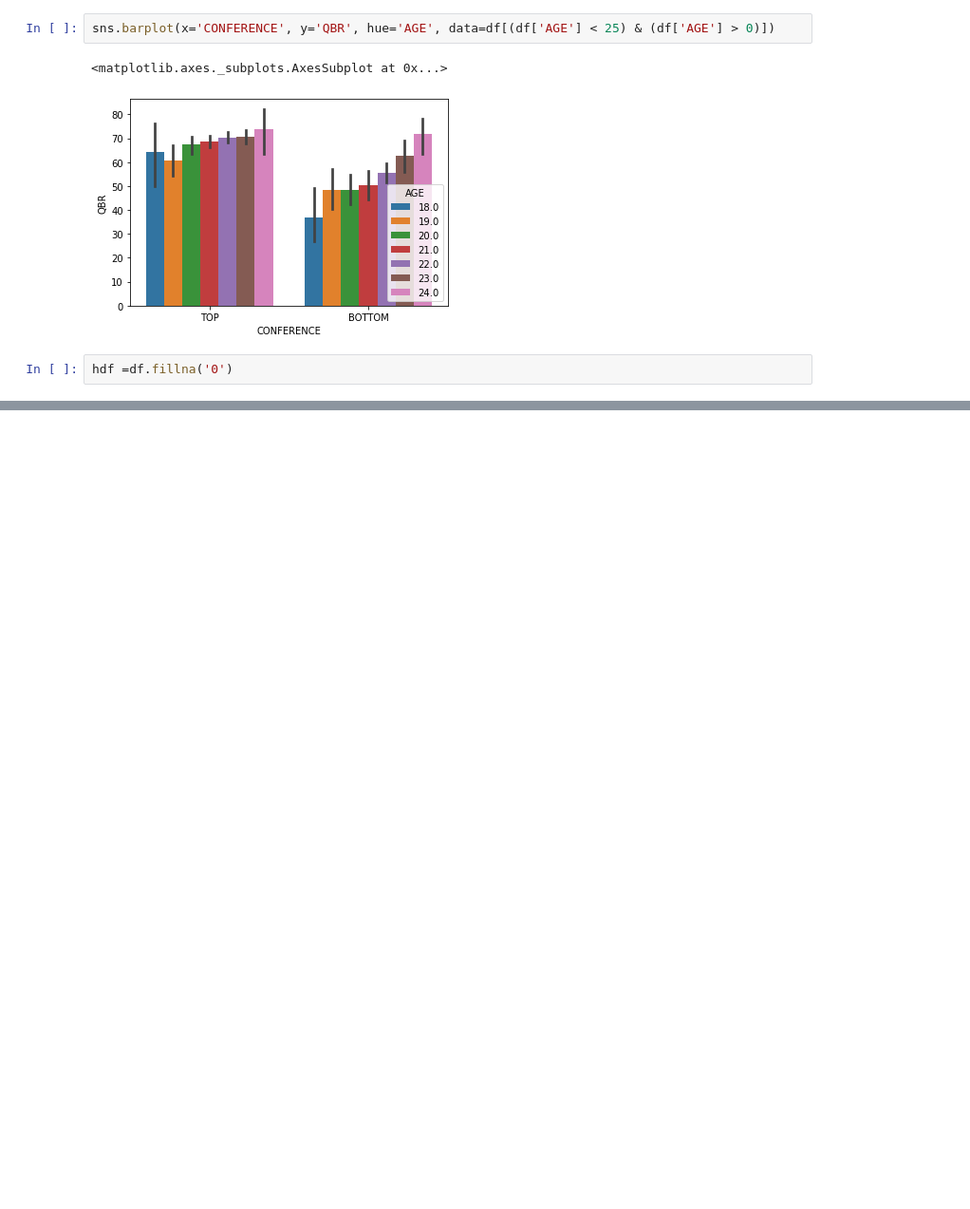
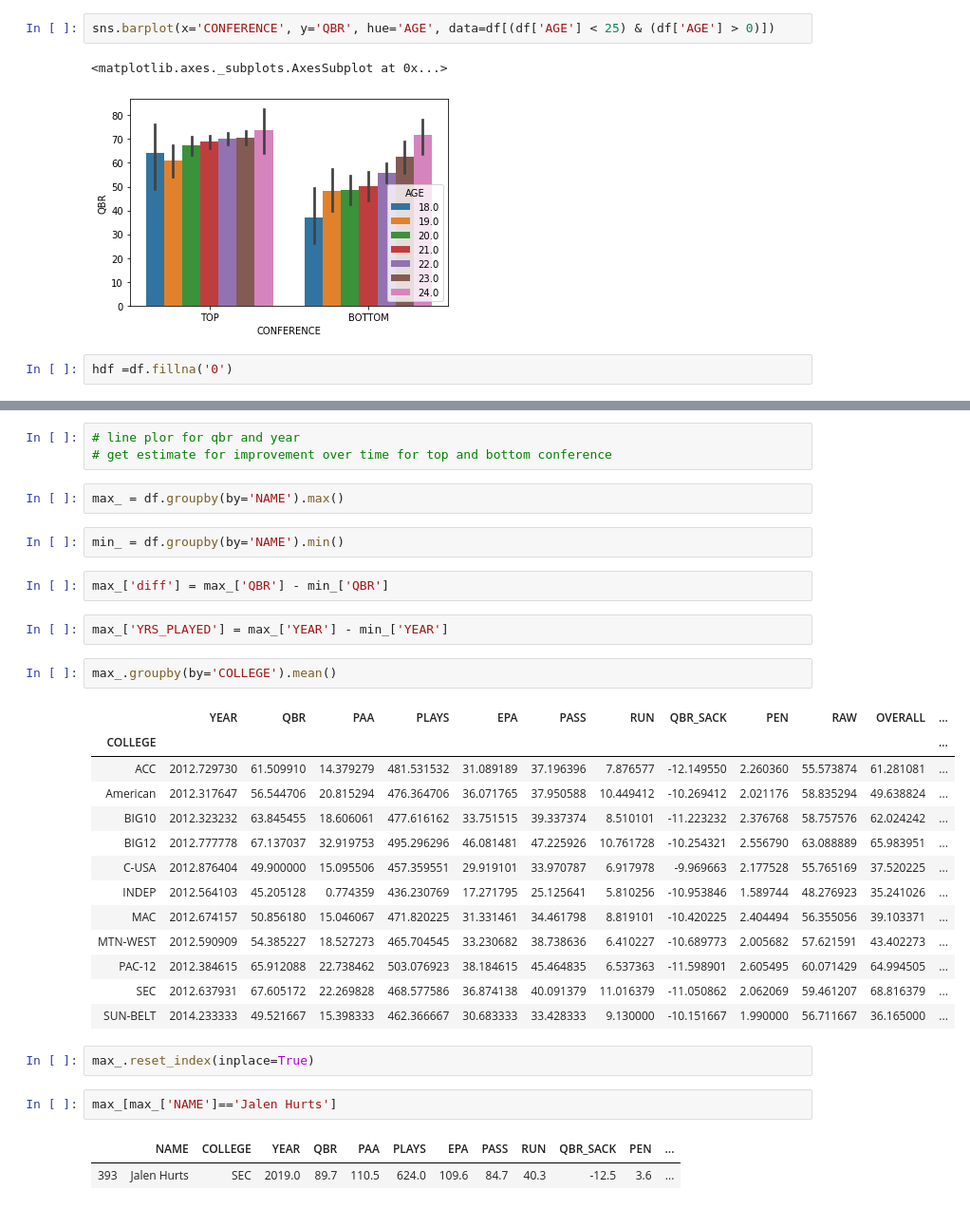
Before and after one commit to bt02/NCAA-Quaterback-Analysis, a Jupyter notebook: eda.ipynb, the cells around one changed output, grey strips where cells are left out. Shown: that part at 95% size. Saved outputs shown, nothing was run; the diff lists cells and outputs as text; blank space fills up the shorter version.

```diff
--- a/eda.ipynb
+++ b/eda.ipynb
@@ -94,0 +85,34 @@ hdf
+# %%
+# line plor for qbr and year
+# get estimate for improvement over time for top and bottom conference
+# %%
+max_ = df.groupby(by='NAME').max()
+# %%
+min_ = df.groupby(by='NAME').min()
+# %%
+max_['diff'] = max_['QBR'] - min_['QBR']
+# %%
+max_['YRS_PLAYED'] = max_['YEAR'] - min_['YEAR']
+# %%
+max_.groupby(by='COLLEGE').mean()
+# %% [output]
+|  | YEAR | QBR | PAA | PLAYS | EPA | PASS | RUN | QBR_SACK | PEN | RAW | OVERALL | ... |
+| COLLEGE |  |  |  |  |  |  |  |  |  |  |  | ... |
+| ACC | 2012.729730 | 61.509910 | 14.379279 | 481.531532 | 31.089189 | 37.196396 | 7.876577 | -12.149550 | 2.260360 | 55.573874 | 61.281081 | ... |
+| American | 2012.317647 | 56.544706 | 20.815294 | 476.364706 | 36.071765 | 37.950588 | 10.449412 | -10.269412 | 2.021176 | 58.835294 | 49.638824 | ... |
+| BIG10 | 2012.323232 | 63.845455 | 18.606061 | 477.616162 | 33.751515 | 39.337374 | 8.510101 | -11.223232 | 2.376768 | 58.757576 | 62.024242 | ... |
+| BIG12 | 2012.777778 | 67.137037 | 32.919753 | 495.296296 | 46.081481 | 47.225926 | 10.761728 | -10.254321 | 2.556790 | 63.088889 | 65.983951 | ... |
+| C-USA | 2012.876404 | 49.900000 | 15.095506 | 457.359551 | 29.919101 | 33.970787 | 6.917978 | -9.969663 | 2.177528 | 55.765169 | 37.520225 | ... |
+| INDEP | 2012.564103 | 45.205128 | 0.774359 | 436.230769 | 17.271795 | 25.125641 | 5.810256 | -10.953846 | 1.589744 | 48.276923 | 35.241026 | ... |
+| MAC | 2012.674157 | 50.856180 | 15.046067 | 471.820225 | 31.331461 | 34.461798 | 8.819101 | -10.420225 | 2.404494 | 56.355056 | 39.103371 | ... |
+| MTN-WEST | 2012.590909 | 54.385227 | 18.527273 | 465.704545 | 33.230682 | 38.738636 | 6.410227 | -10.689773 | 2.005682 | 57.621591 | 43.402273 | ... |
+| PAC-12 | 2012.384615 | 65.912088 | 22.738462 | 503.076923 | 38.184615 | 45.464835 | 6.537363 | -11.598901 | 2.605495 | 60.071429 | 64.994505 | ... |
+| SEC | 2012.637931 | 67.605172 | 22.269828 | 468.577586 | 36.874138 | 40.091379 | 11.016379 | -11.050862 | 2.062069 | 59.461207 | 68.816379 | ... |
+| SUN-BELT | 2014.233333 | 49.521667 | 15.398333 | 462.366667 | 30.683333 | 33.428333 | 9.130000 | -10.151667 | 1.990000 | 56.711667 | 36.165000 | ... |
+# %%
+max_.reset_index(inplace=True)
+# %%
+max_[max_['NAME']=='Jalen Hurts']
+# %% [output]
+|  | NAME | COLLEGE | YEAR | QBR | PAA | PLAYS | EPA | PASS | RUN | QBR_SACK | PEN | ... |
+| 393 | Jalen Hurts | SEC | 2019.0 | 89.7 | 110.5 | 624.0 | 109.6 | 84.7 | 40.3 | -12.5 | 3.6 | ... |
```
Also changed, not shown: parts of 6 cells of this notebook, 1 other file.
